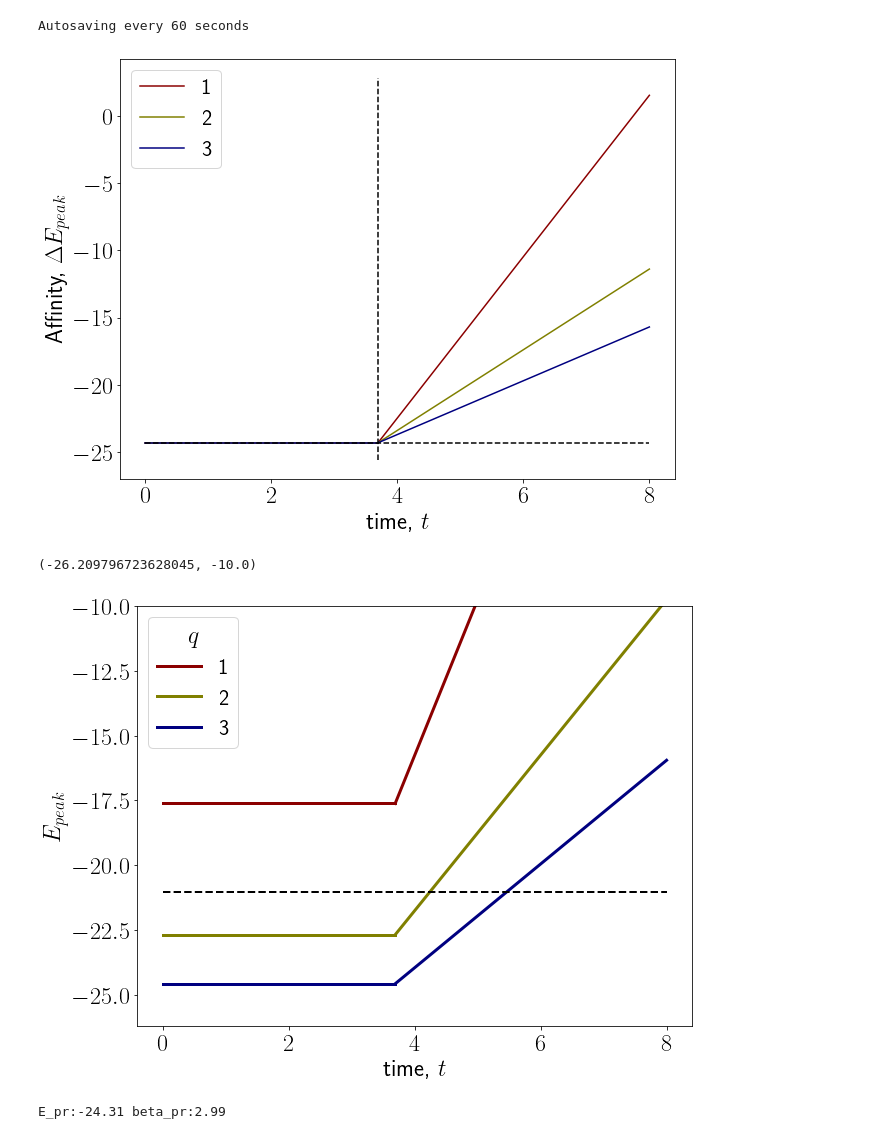
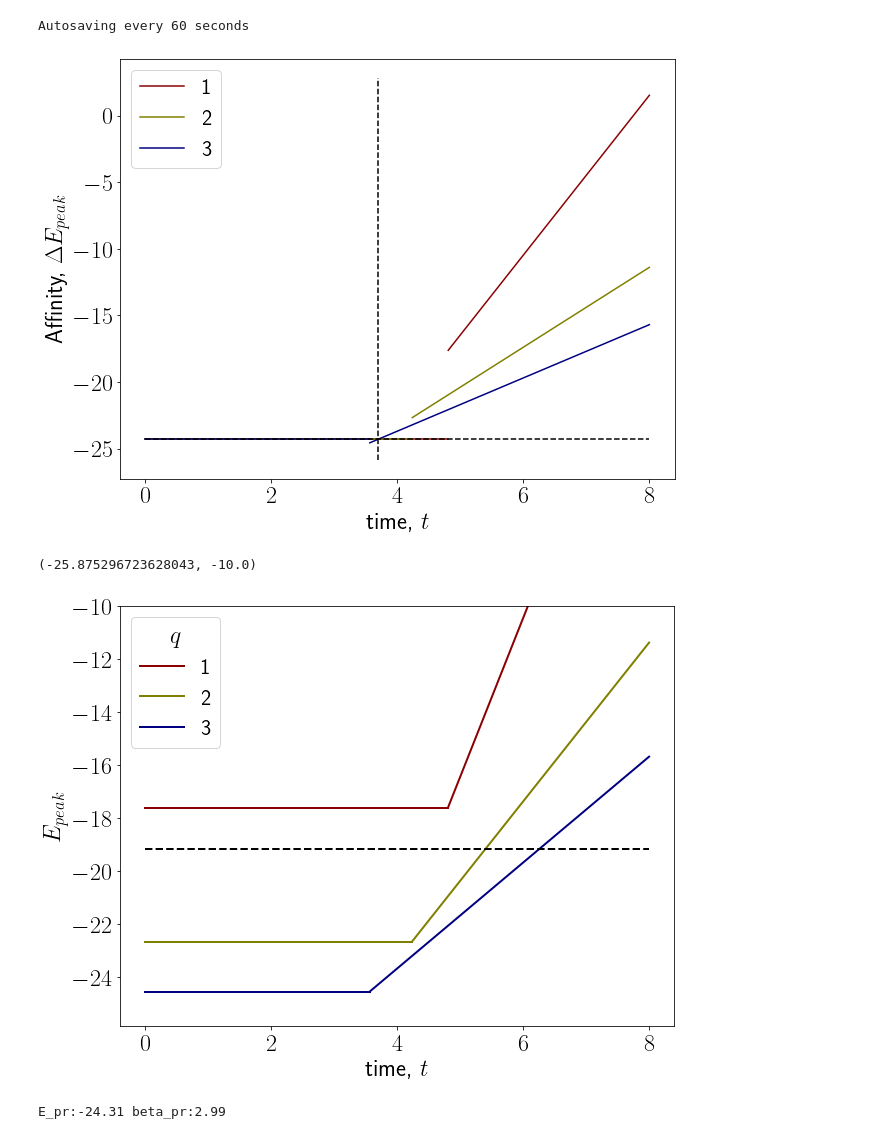
Before and after one commit to rmorantovar/Immune_System, a Jupyter notebook: Jupyter_Notebooks/7_Recognition.ipynb, the cells around one changed output. Cells and saved outputs as stored; diff of their text form; code cells hidden in the pictures.

Commit message:
29.07 iMac E_peak correctly predicted

```diff
--- a/Jupyter_Notebooks/7_Recognition.ipynb
+++ b/Jupyter_Notebooks/7_Recognition.ipynb
@@ -36,10 +36,13 @@ E_t = lambda t, q:lambda_A*t/q - np.log((lambda_A*N_A)/(k_on*N_c))/q + np.log(k_
 # %%
 fig, ax = plt.subplots(figsize=(10,8), gridspec_kw={'left':0.18, 'right':.95, 'bottom':.15})
 t_prime = 1/lambda_A*np.log((lambda_A*N_A)/(k_on*N_c))
-time1 = np.linspace(0, t_prime, 100)
-time2 = np.linspace(t_prime, 8, 100)
+E_q = [-17.62, -22.68, -24.57]
 
-for q in qs:
+for i, q in enumerate(qs):
+    delta_t_q = (E_q[i]+24.31)*q/lambda_A
+    t_q = t_prime + delta_t_q
+    time1 = np.linspace(0, t_q, 100)
+    time2 = np.linspace(t_q, 8, 100)
     ax.plot(time1, np.ones_like(time1)*E_t(t_prime, q), color = colors_q[q-1])
     ax.plot(time2, E_t(time2, q) , label = '%d'%q, color = colors_q[q-1])
 
@@ -49,23 +52,30 @@ ax.hlines(np.log(k_pr/k_on), time[0], time[-1], color = 'black', linestyle = '--
 ax.legend(fontsize = 22)
 my_plot_layout(ax=ax, xlabel = r'time, $t$', ylabel = r'Affinity, $\Delta E_{peak}$')
 # %% [output]
-[figure, old version]
+[figure, new version]
 # %%
 fig, ax = plt.subplots(figsize=(10,8), gridspec_kw={'left':0.18, 'right':.95, 'bottom':.15})
-E_q = [-17.62, -22.68, -24.57]
+
 for i, q in enumerate(qs):
-    deltaE = E_t(time2, q) - E_t(t_prime, q)
-    ax.plot(time1, np.ones_like(time1)*E_q[i], color = colors_q[i], linewidth = 3)
-    ax.plot(time2, E_q[i]+deltaE, label = '%d'%q, color = colors_q[i], linewidth = 3)
+    delta_t_q = (E_q[i]+24.31)*q/lambda_A
+    t_q = t_prime + delta_t_q
+    time1 = np.linspace(0, t_q, 100)
+    time2 = np.linspace(t_q, 8, 100)
+
+    deltaE = E_t(time2, q) - E_q[i]
+    E_peak = E_q[i]+deltaE
+    E_peak = E_q[i]+lambda_A*(time2-t_q)/q
+    plot1 = ax.plot(time1, np.ones_like(time1)*E_q[i], linewidth = 2, color = colors_q[i])
+    ax.plot(time2, E_peak, label = '%d'%q, linewidth = 2, color = colors_q[i])
 
 #ax.vlines(t_prime, ax.get_ylim()[0], ax.get_ylim()[1], color = 'black', linestyle = '--')
-ax.hlines(-21.03, time1[0], time2[-1], color = 'black', linestyle = '--', linewidth = 2)
+ax.hlines(E_r, time1[0], time2[-1], color = 'black', linestyle = '--', linewidth = 2)
 ax.legend(fontsize = 22, title = r'$q$', title_fontsize = 24)
 my_plot_layout(ax=ax, xlabel = r'time, $t$', ylabel = r'$E_{peak}$')
 ax.set_ylim(top = -10)
 # %% [output]
-(-26.209796723628045, -10.0)
+(-25.875296723628043, -10.0)
-[figure, old version]
+[figure, new version]
 # %%
 M1 = np.loadtxt(Text_files_path+'MJ.txt', skiprows= 1, usecols=range(1,21)).tolist()
 M2 = (np.loadtxt(Text_files_path+'MJ2.txt', skiprows= 1, usecols=range(1,21))).tolist()
```
Also changed, not shown: parts of 9 cells of this notebook, 15 other files.
